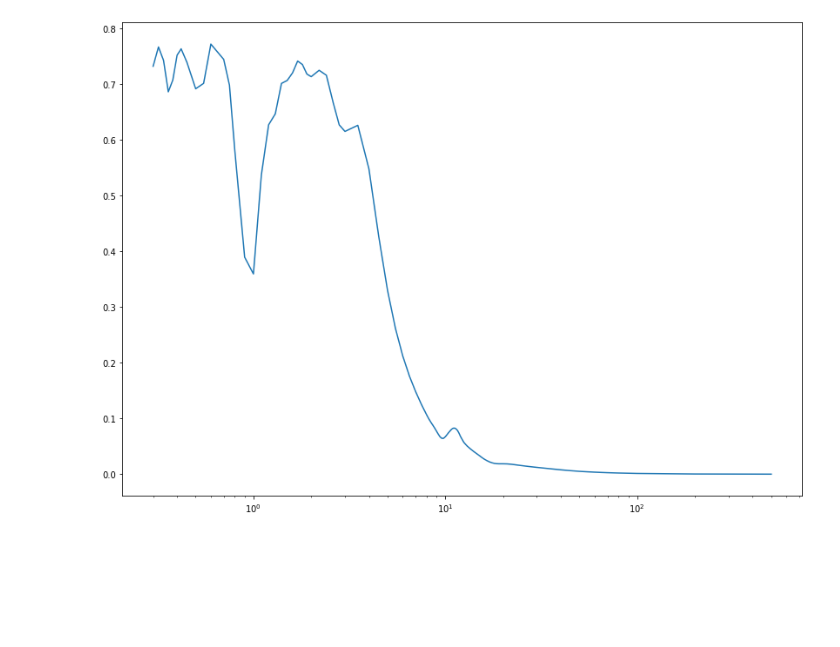
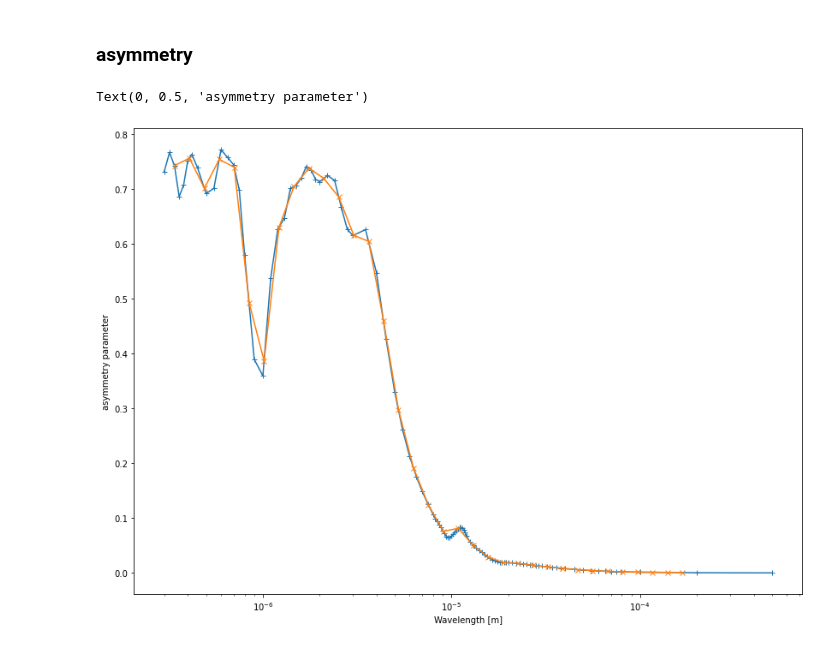
Before and after one commit to nabajour/Alfrodull, a Jupyter notebook: tools/create_cloud_file.ipynb, the cells around one changed output. Saved outputs shown, nothing was run; the diff lists cells and outputs as text; code cells hidden in the pictures; blank space fills up the shorter version.

Commit message:
cloud sample preparation

```diff
--- a/tools/create_cloud_file.ipynb
+++ b/tools/create_cloud_file.ipynb
@@ -31,0 +68,7 @@ cloud_input = pathlib.Path("../input/cross_sections_mgsio3_r1mu.dat")
+# %%
+# convert units :
+opac_bin_centers_wavelengths = np.array(opac_wave)*1e-2
+opac_bin_interfaces_wavelengths = np.array(opac_interwave)*1e-2
+
+print(f"Found {len(opac_bin_centers_wavelengths)} opacity wavelength bins")
+print(f"from {opac_bin_interfaces_wavelengths[0]} m to {opac_bin_interfaces_wavelengths[-1]} m ")
@@ -67,0 +119,9 @@ cloud_input_data
+# %%
+cloud_wavelength = cloud_input_data['wavelengths'].values*1e-6
+cloud_absorption = cloud_input_data['absorption_cross_section'].values*1e-4
+cloud_scattering = cloud_input_data["scattering_cross_section"].values*1e-4
+
+cloud_asymmetry = cloud_input_data['asymmetry_parameter'].values
+
+print(f"Found {len(cloud_wavelength)} bins")
+print(f"from {cloud_wavelength[0]} m to {cloud_wavelength[-1]} m")
@@ -67,0 +133,15 @@ cloud_input_data
+# %%
+cloud_absorption_out = interp1d(cloud_wavelength,
+                                 cloud_absorption,
+                                 bounds_error=False,
+                                 fill_value='extrapolate' )(opac_bin_centers_wavelengths)
+
+cloud_scattering_out = interp1d(cloud_wavelength,
+                                 cloud_scattering,
+                                 bounds_error=False,
+                                 fill_value='extrapolate' )(opac_bin_centers_wavelengths)
+
+cloud_asymmetry_out = interp1d(cloud_wavelength,
+                                 cloud_asymmetry,
+                                 bounds_error=False,
+                                 fill_value='extrapolate' )(opac_bin_centers_wavelengths)
@@ -68,14 +203,17 @@ cloud_input_data
+# %% [markdown]
+### asymmetry
 # %%
-fig, ax = plt.subplots(1,1, figsize=(14,10))
+fig, ax_sigma_abs = plt.subplots(1,1, figsize=(14,10))
+
+ax_sigma_abs.plot(cloud_wavelength, cloud_asymmetry, marker='+', label='orig')
+ax_sigma_abs.plot(opac_bin_centers_wavelengths, cloud_asymmetry_out, marker='x', label='interp')
 
 
-
-ax.plot(cloud_input_data['wavelengths'], cloud_input_data['asymmetry_parameter'])
-
-
-ax.set_xscale('log')
-
+ax_sigma_abs.set_xscale('log')
+ax_sigma_abs.set_xlabel("Wavelength [m]")
+ax_sigma_abs.set_ylabel("asymmetry parameter")
 #ax.set_xlim(2e-3, 2e-2)
 #ax.set_ylim(-1e10, 1e10)
 # %% [output]
+Text(0, 0.5, 'asymmetry parameter')
-[figure, old version]
+[figure, new version]
```
Also changed, not shown: parts of 19 cells of this notebook.
